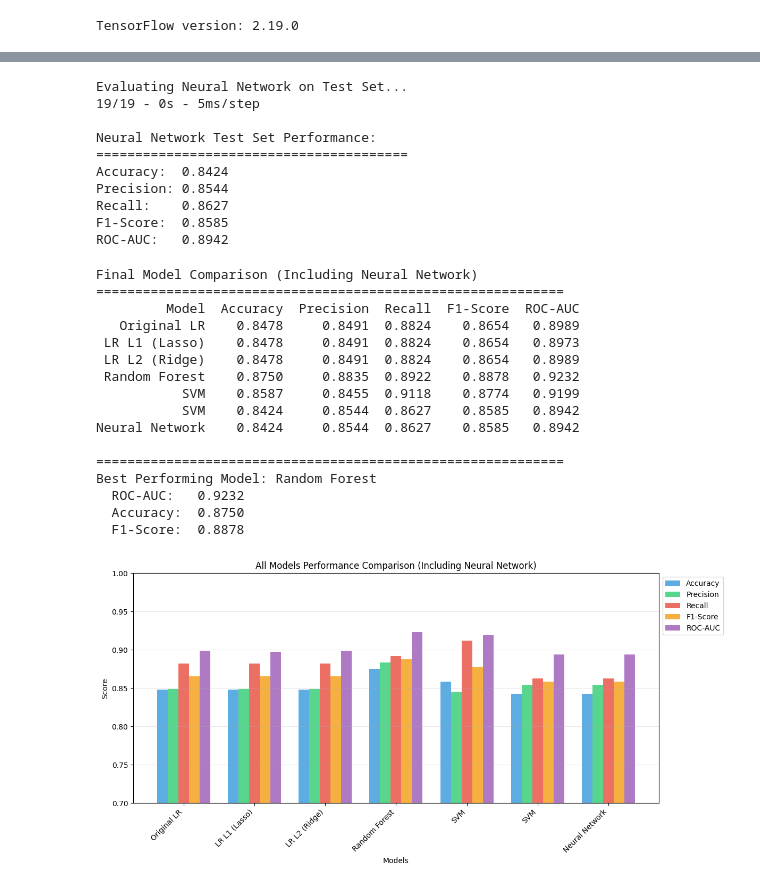
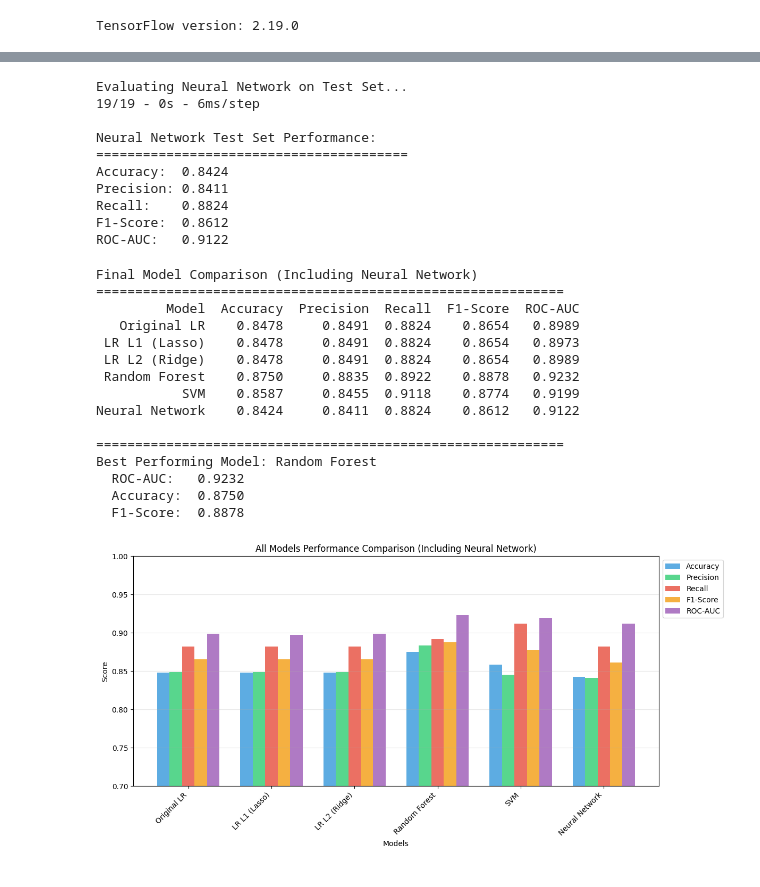
Before and after one commit to sheetal-vartak/Final-Capstone-Project-Predict-Heart-Disease, a Jupyter notebook: cardiovascular_disease_prediction_capstone_final.ipynb, the cells around one changed output, grey strips where cells are left out. Saved outputs shown, nothing was run; the diff lists cells and outputs as text; code cells hidden in the pictures.

```diff
--- a/cardiovascular_disease_prediction_capstone_final.ipynb
+++ b/cardiovascular_disease_prediction_capstone_final.ipynb
@@ -1170,6 +1170,6 @@ Best: -0.117511 using {'batch_size': 10, 'epochs': 10, 'model__activation': 'rel
 # %%
 #based on the best hyperparameters above, let's train a model
-#Best: -0.117511 using {'batch_size': 10, 'epochs': 10, 'model__activation': 'relu', 'model__neurons': 100, 'model__optimizer': 'adam'}
+#Best: -0.114364 using {'batch_size': 10, 'epochs': 20, 'model__activation': 'relu', 'model__neurons': 50, 'model__optimizer': 'adam'}
 
 import tensorflow as tf
 
@@ -1189,11 +1189,11 @@ def create_model(neurons=50, activation='relu', optimizer='adam'):
 
 nn_model = KerasRegressor(
     model=create_model,
-    model__neurons=100,
-    model__activation='sigmoid',
+    model__neurons=50,
+    model__activation='relu',
     model__optimizer='adam',
     batch_size=10,
-    epochs=10,
+    epochs=20,
     verbose=2
 )
 
@@ -1273,22 +1270,23 @@ comparison_results.append({
 })
 # %% [output]
 Evaluating Neural Network on Test Set...
-19/19 - 0s - 5ms/step
+19/19 - 0s - 6ms/step
 
 Neural Network Test Set Performance:
 ========================================
 Accuracy:  0.8424
-Precision: 0.8544
-Recall:    0.8627
-F1-Score:  0.8585
-ROC-AUC:   0.8942
+Precision: 0.8411
+Recall:    0.8824
+F1-Score:  0.8612
+ROC-AUC:   0.9122
 # %%
 # Compare Neural Network with all other models
 print("Final Model Comparison (Including Neural Network)")
 print("="*60)
 
 comparison_df = pd.DataFrame(comparison_results)
-
+#remove index 5 from comparison_df
+comparison_df = comparison_df.drop(5)
 # Add Neural Network to comparison
 all_models_comparison = comparison_df.copy()
 nn_results = pd.DataFrame([{
@@ -1323,33 +1321,32 @@ colors = ['#3498db', '#2ecc71', '#e74c3c', '#f39c12', '#9b59b6']
 
 for i, (metric, color) in enumerate(zip(metrics_to_plot, colors)):
     ax.bar(x + i*width, all_models_comparison[metric], width, label=metric, color=color, alpha=0.8)
 
 ax.set_xlabel('Models')
 ax.set_ylabel('Score')
 ax.set_title('All Models Performance Comparison (Including Neural Network)')
 ax.set_xticks(x + width * 2)
 ax.set_xticklabels(all_models_comparison['Model'], rotation=45, ha='right')
 ax.legend(loc='upper left', bbox_to_anchor=(1, 1))
 ax.set_ylim([0.7, 1.0])
 ax.grid(True, alpha=0.3, axis='y')
 
 plt.tight_layout()
 plt.show()
 # %% [output]
 Final Model Comparison (Including Neural Network)
 ============================================================
          Model  Accuracy  Precision  Recall  F1-Score  ROC-AUC
    Original LR    0.8478     0.8491  0.8824    0.8654   0.8989
  LR L1 (Lasso)    0.8478     0.8491  0.8824    0.8654   0.8973
  LR L2 (Ridge)    0.8478     0.8491  0.8824    0.8654   0.8989
  Random Forest    0.8750     0.8835  0.8922    0.8878   0.9232
            SVM    0.8587     0.8455  0.9118    0.8774   0.9199
-           SVM    0.8424     0.8544  0.8627    0.8585   0.8942
-Neural Network    0.8424     0.8544  0.8627    0.8585   0.8942
+Neural Network    0.8424     0.8411  0.8824    0.8612   0.9122
 
 ============================================================
 Best Performing Model: Random Forest
   ROC-AUC:   0.9232
   Accuracy:  0.8750
   F1-Score:  0.8878
-[figure, old version]
+[figure, new version]
```
Also changed, not shown: parts of 9 cells of this notebook.
